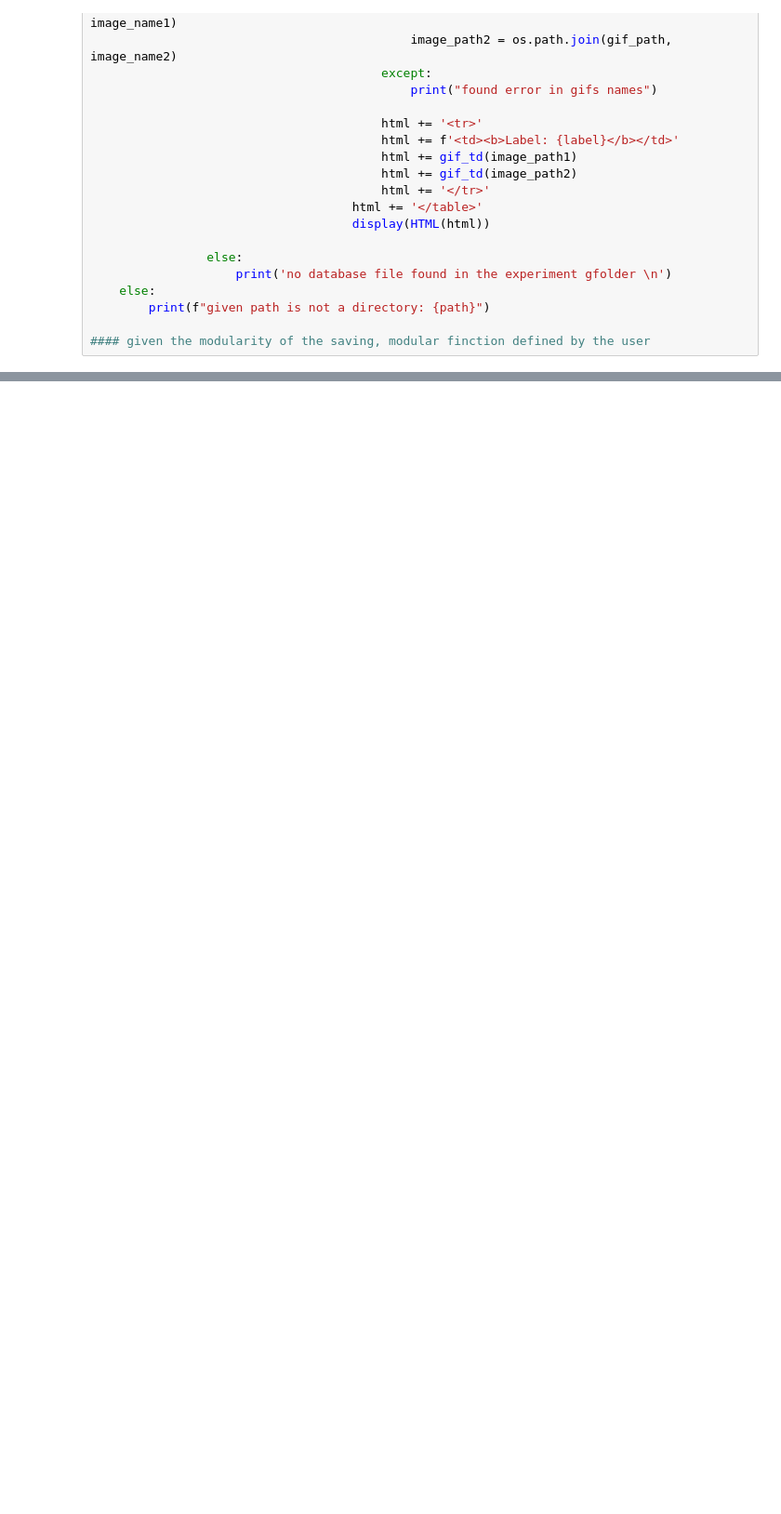
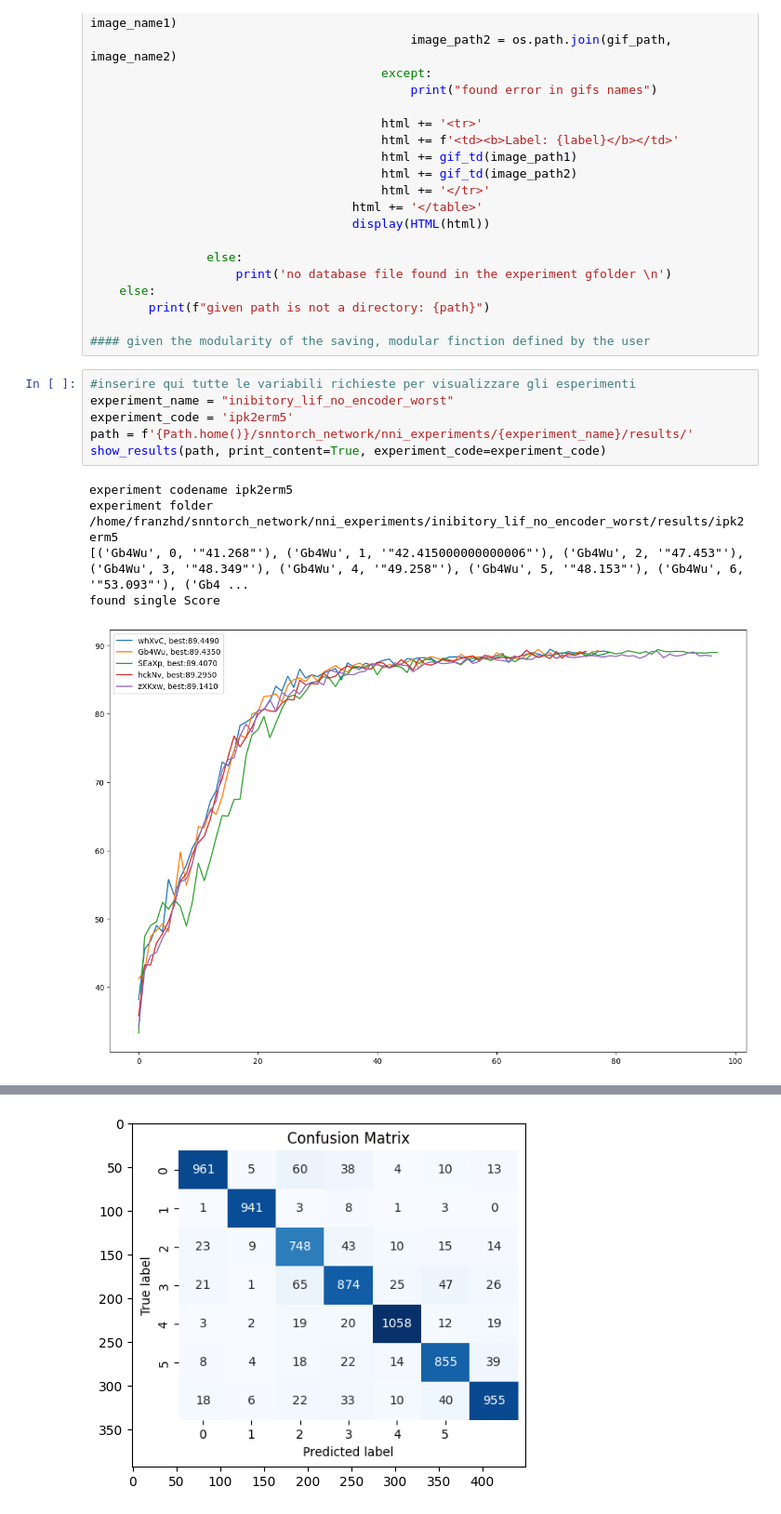
Before and after one commit to franzhd/snntorch_network, a Jupyter notebook: notebook/experiment_visualizer.ipynb, the cells around one changed output, grey strips where cells are left out. Shown at 93% size. Cells and saved outputs as stored; diff of their text form; blank space fills up the shorter version.

```diff
--- a/notebook/experiment_visualizer.ipynb
+++ b/notebook/experiment_visualizer.ipynb
@@ -282,3 +282,15 @@ def show_results(path, experiment_code=None, print_content=False):
         print(f"given path is not a directory: {path}")
 
 #### given the modularity of the saving, modular finction defined by the user
+# %%
+#inserire qui tutte le variabili richieste per visualizzare gli esperimenti
+experiment_name = "inibitory_lif_no_encoder_worst"
+experiment_code = 'ipk2erm5'
+path = f'{Path.home()}/snntorch_network/nni_experiments/{experiment_name}/results/'
+show_results(path, print_content=True, experiment_code=experiment_code)
+# %% [output]
+experiment codename ipk2erm5
+experiment folder /home/franzhd/snntorch_network/nni_experiments/inibitory_lif_no_encoder_worst/results/ipk2erm5
+[('Gb4Wu', 0, '"41.268"'), ('Gb4Wu', 1, '"42.415000000000006"'), ('Gb4Wu', 2, '"47.453"'), ('Gb4Wu', 3, '"48.349"'), ('Gb4Wu', 4, '"49.258"'), ('Gb4Wu', 5, '"48.153"'), ('Gb4Wu', 6, '"53.093"'), ('Gb4 ...
+found single Score
+[figure, added]
@@ -284,0 +311 @@ def show_results(path, experiment_code=None, print_content=False):
+[figure, added]
```
Also changed, not shown: parts of 7 cells of this notebook, 8 other files.
